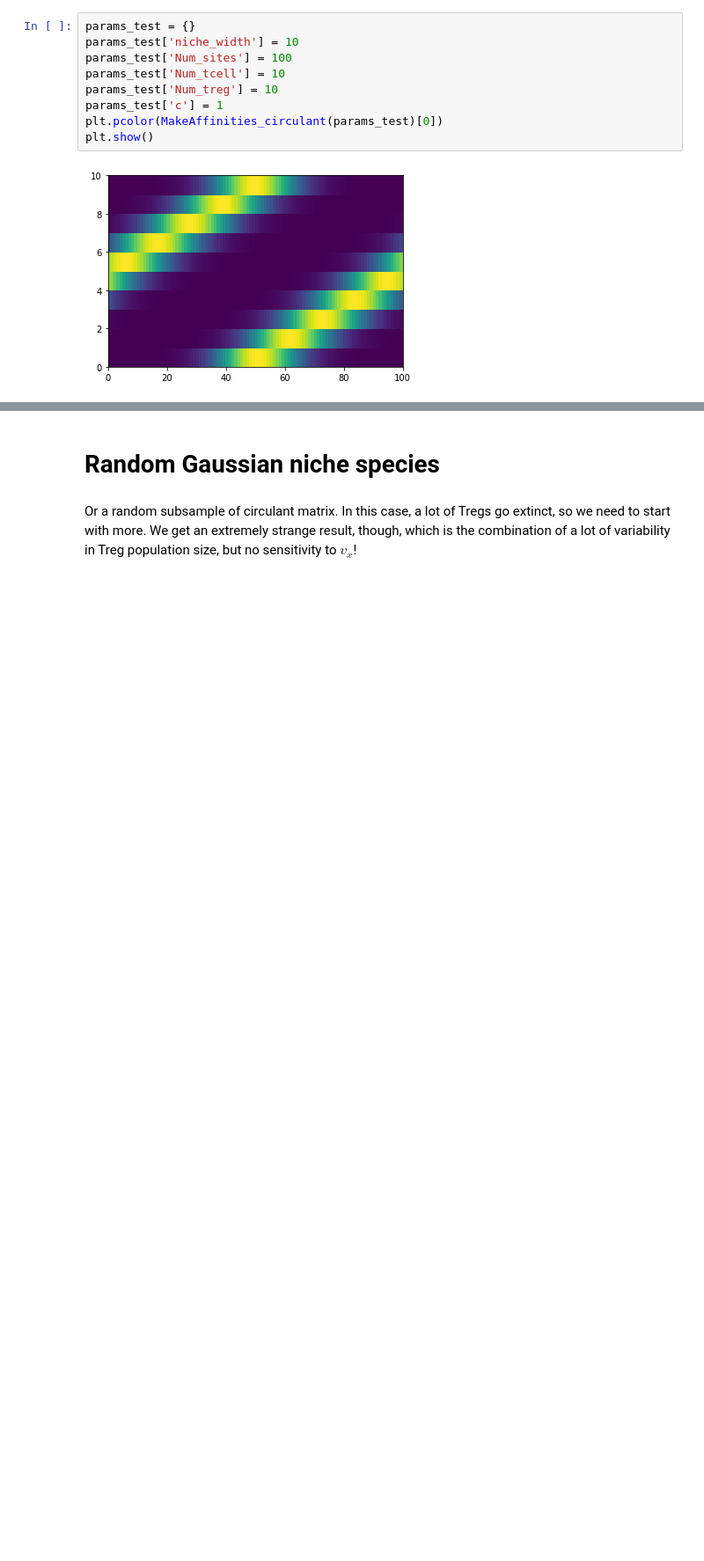
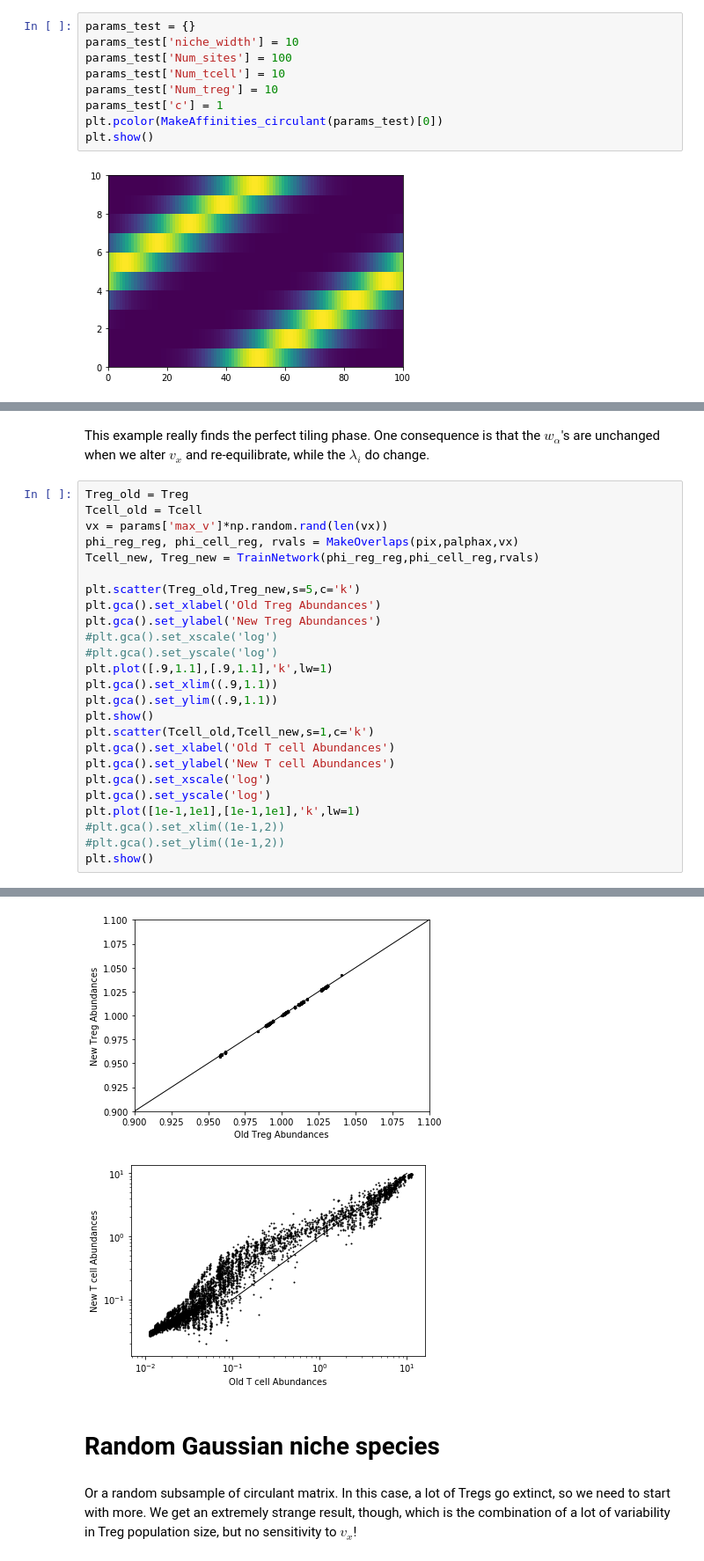
Before and after one commit to Ninjaneer32/immune-svm, a Jupyter notebook: scripts/Testing.ipynb, the cells around one changed output, grey strips where cells are left out. Shown at 88% size. Drawn from its saved outputs; the diff is of its cells as text; blank space fills up the shorter version.

```diff
--- a/scripts/Testing.ipynb
+++ b/scripts/Testing.ipynb
@@ -272,0 +335,28 @@ plt.show()
+# %% [markdown]
+This example really finds the perfect tiling phase. One consequence is that the $w_\alpha$'s are unchanged when we alter $v_x$ and re-equilibrate, while the $\lambda_i$ do change.
+# %%
+Treg_old = Treg
+Tcell_old = Tcell
+vx = params['max_v']*np.random.rand(len(vx))
+phi_reg_reg, phi_cell_reg, rvals = MakeOverlaps(pix,palphax,vx)
+Tcell_new, Treg_new = TrainNetwork(phi_reg_reg,phi_cell_reg,rvals)
+
+plt.scatter(Treg_old,Treg_new,s=5,c='k')
+plt.gca().set_xlabel('Old Treg Abundances')
+plt.gca().set_ylabel('New Treg Abundances')
+#plt.gca().set_xscale('log')
+#plt.gca().set_yscale('log')
+plt.plot([.9,1.1],[.9,1.1],'k',lw=1)
+plt.gca().set_xlim((.9,1.1))
+plt.gca().set_ylim((.9,1.1))
+plt.show()
+plt.scatter(Tcell_old,Tcell_new,s=1,c='k')
+plt.gca().set_xlabel('Old T cell Abundances')
+plt.gca().set_ylabel('New T cell Abundances')
+plt.gca().set_xscale('log')
+plt.gca().set_yscale('log')
+plt.plot([1e-1,1e1],[1e-1,1e1],'k',lw=1)
+#plt.gca().set_xlim((1e-1,2))
+#plt.gca().set_ylim((1e-1,2))
+plt.show()
+# %% [output]
@@ -273,3 +380,5 @@ plt.show()
+[figure, added]
+[figure, added]
 # %% [markdown]
 # Random Gaussian niche species
 # %% [markdown]
```
Also changed, not shown: parts of 12 cells of this notebook.
